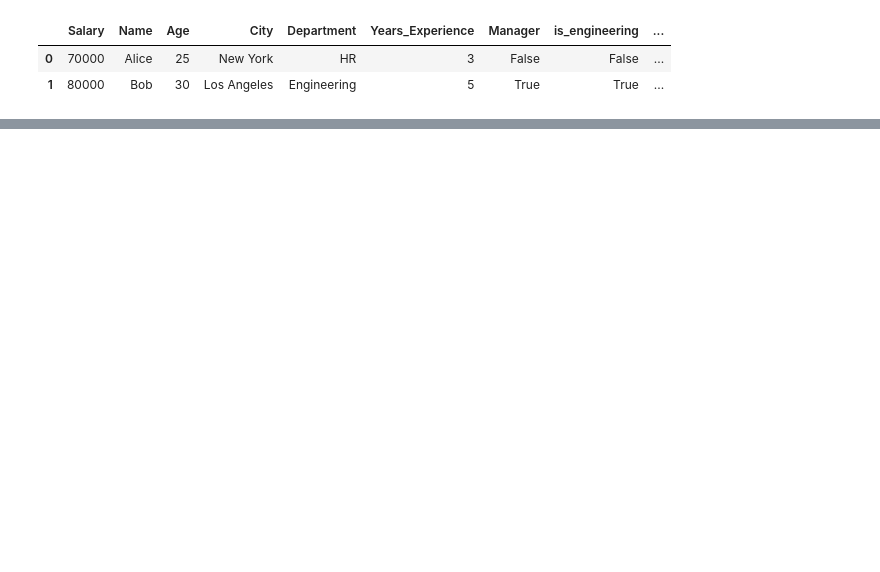
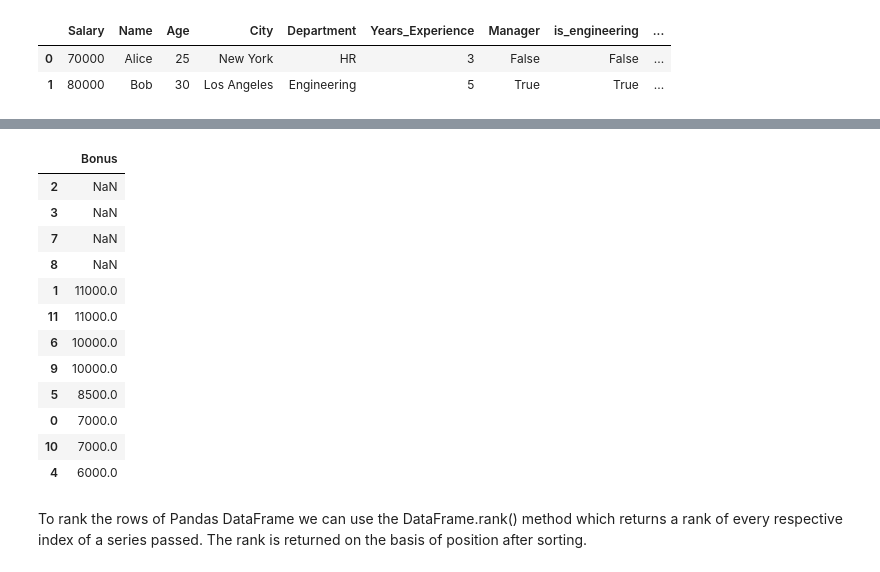
Before and after one commit to MuhammetYorulmaz/pandas_tutorial, a Jupyter notebook: notebooks/pandas_tutorial.ipynb, the cells around one changed output, grey strips where cells are left out. Cells and saved outputs as stored; diff of their text form; code cells hidden in the pictures; blank space fills up the shorter version.

```diff
--- a/notebooks/pandas_tutorial.ipynb
+++ b/notebooks/pandas_tutorial.ipynb
@@ -883,0 +896,18 @@ test_df.head(2)
+# %%
+test_df.sort_values(by = ["Bonus"], ascending=False, na_position='first')[['Bonus']]
+# %% [output]
+|  | Bonus |
+| 2 | NaN |
+| 3 | NaN |
+| 7 | NaN |
+| 8 | NaN |
+| 1 | 11000.0 |
+| 11 | 11000.0 |
+| 6 | 10000.0 |
+| 9 | 10000.0 |
+| 5 | 8500.0 |
+| 0 | 7000.0 |
+| 10 | 7000.0 |
+| 4 | 6000.0 |
+# %% [markdown]
+To rank the rows of Pandas DataFrame we can use the DataFrame.rank() method which returns a rank of every respective index of a series passed. The rank is returned on the basis of position after sorting.
```
Also changed, not shown: parts of 28 cells of this notebook.
